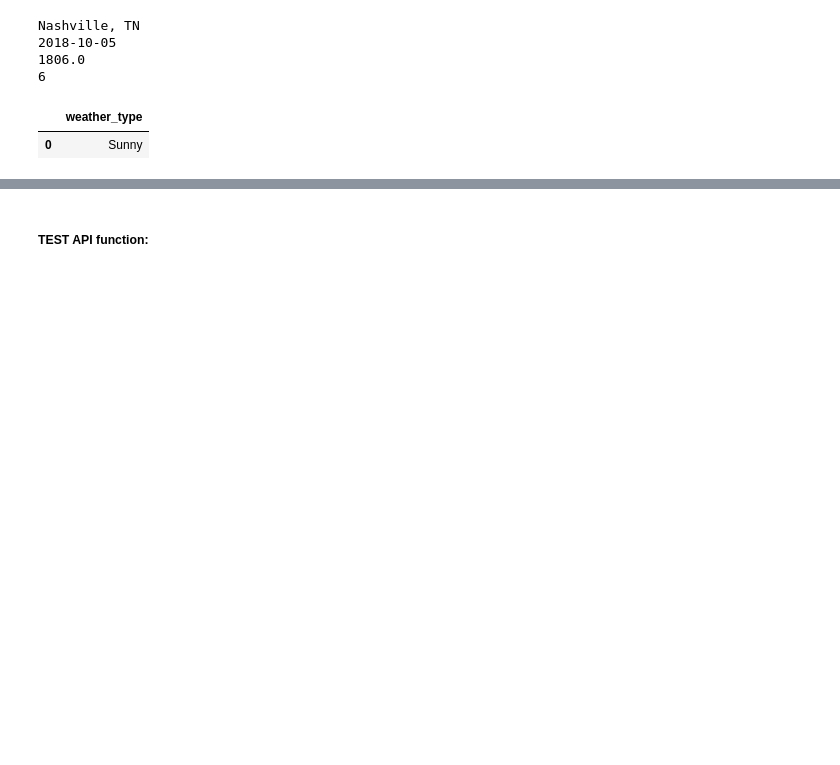
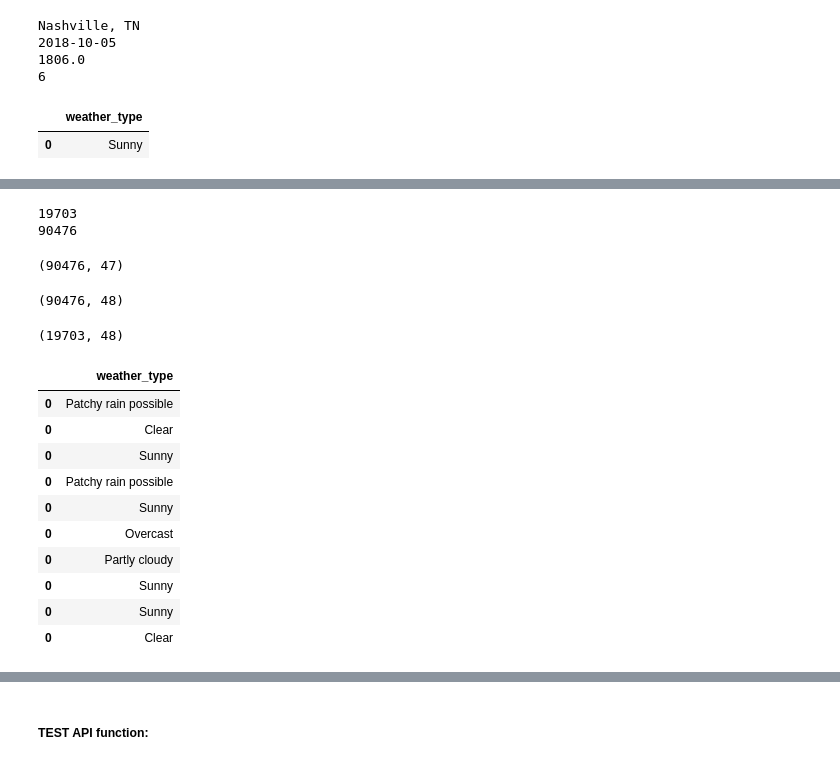
Before and after one commit to jdormaar/Flight-Delays, a Jupyter notebook: Workbook/exploratory_analysis.ipynb, the cells around one changed output, grey strips where cells are left out. Saved outputs shown, nothing was run; the diff lists cells and outputs as text; code cells hidden in the pictures; blank space fills up the shorter version.

```diff
--- a/Workbook/exploratory_analysis.ipynb
+++ b/Workbook/exploratory_analysis.ipynb
@@ -693,7 +700,6 @@ def WWO_API_weather_type(city, date, time):
     , 'format': 'json'
     , 'key': api_key
   }
-  # q={dest_cities}&date={date}&format=json&key={api_key}'
 
   wwo_url = f'https://api.worldweatheronline.com/premium/v1/past-weather.ashx?'
   wwoHxWeather_json = requests.get(wwo_url, params=params).json()
@@ -706,7 +712,6 @@ def WWO_API_weather_type(city, date, time):
   }
   list_of_dict.append(weather_dict)
   return pd.DataFrame(list_of_dict)
-  return wwoHxWeather_json
 # %%
 test_weather_desc = WWO_API_weather_type('Aberdeen, SD', '2018-01-01', 4)
 test_weather_desc
@@ -763,0 +721,9 @@ def WorldWeatherOnlineAPI(city, date, time):
+# %%
+# Create list of tiny dfs:
+weather_type_list = []
+for i in range(df_clean.shape[0]):
+  city_x = dest_cities[i]
+  date_x = arr_date[i]
+  time_x = arr_time_code[i]
+  x = WWO_API_weather_type(city_x, date_x, time_x)
+  weather_type_list.append(x)
@@ -763,0 +734,7 @@ def WorldWeatherOnlineAPI(city, date, time):
+# %%
+# Confirm equal lengths:
+print(len(weather_type_list))
+print(len(dest_cities))
+# %% [output]
+19703
+90476
@@ -763,0 +750,30 @@ def WorldWeatherOnlineAPI(city, date, time):
+# %%
+df_clean.shape
+# %% [output]
+(90476, 47)
+# %%
+# Create a truncated version of the df_clean to at least save what we have:
+temp = df_clean.copy()
+temp = temp.reset_index()
+temp.shape
+# %% [output]
+(90476, 48)
+# %%
+df_clean_trunc = temp.loc[0:19702, :]
+df_clean_trunc.shape
+# %% [output]
+(19703, 48)
+# %%
+df_weather_type.head(10)
+# %% [output]
+|  | weather_type |
+| 0 | Patchy rain possible |
+| 0 | Clear |
+| 0 | Sunny |
+| 0 | Patchy rain possible |
+| 0 | Sunny |
+| 0 | Overcast |
+| 0 | Partly cloudy |
+| 0 | Sunny |
+| 0 | Sunny |
+| 0 | Clear |
```
Also changed, not shown: parts of 33 cells of this notebook.
